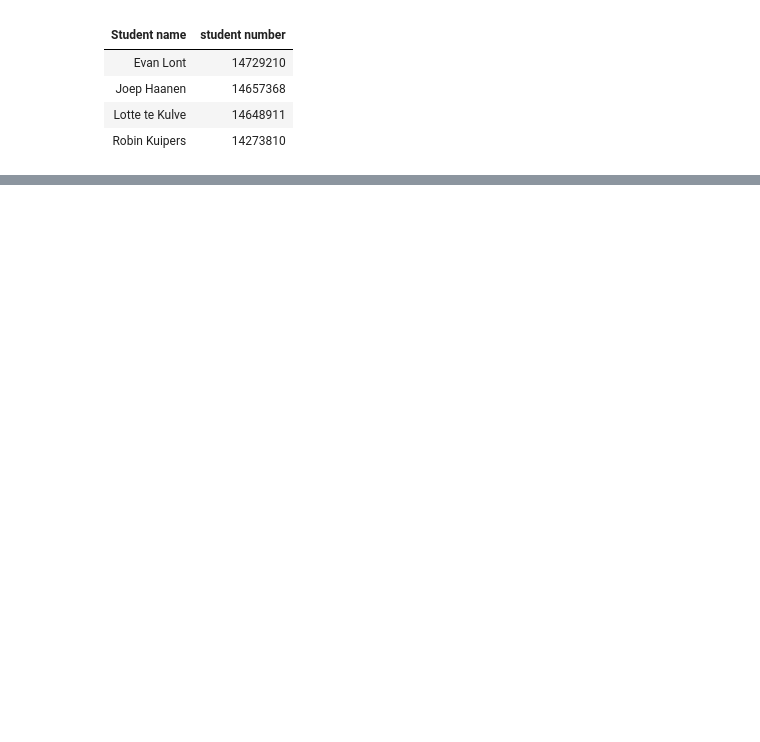
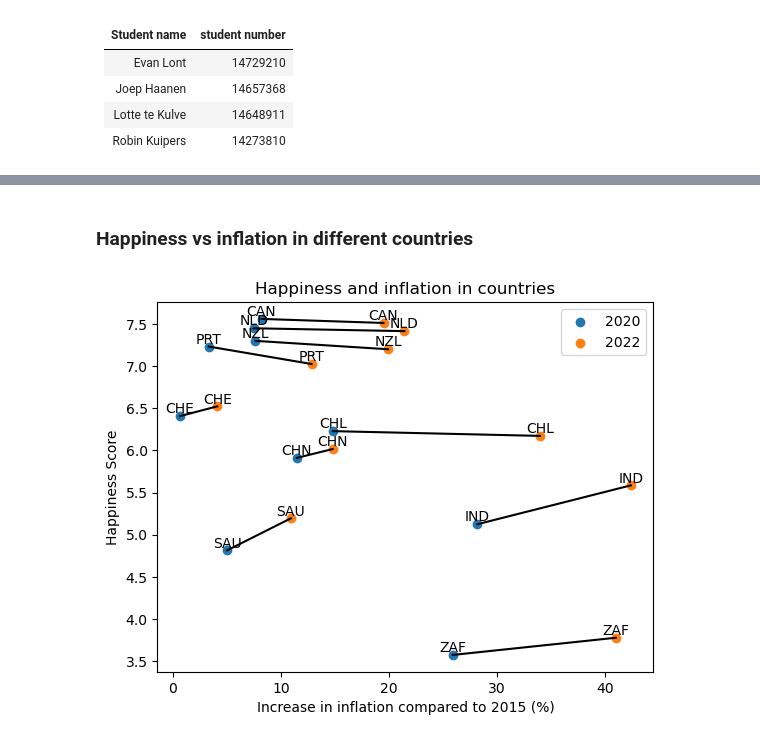
Before and after one commit to rxbinashley/infovisb4, a Jupyter notebook: _sources/docs/draft.ipynb, the cells around one changed output, grey strips where cells are left out. Saved outputs shown, nothing was run; the diff lists cells and outputs as text; code cells hidden in the pictures; blank space fills up the shorter version.

```diff
--- a/_sources/docs/draft.ipynb
+++ b/_sources/docs/draft.ipynb
@@ -708,0 +337,50 @@ We distributed the jobs to be done as in the table below:
+# %% [markdown]
+### Happiness vs inflation in different countries
+# %%
+df1 = pd.read_csv('happiness_2020-def.csv')
+
+df2 = pd.read_csv('happiness_2022-def.csv')
+
+df3 = pd.read_csv('Data_inflatie.csv')
+df3 = df3[df3["TIME"]=="2020"]
+df3 = df3[df3["SUBJECT"]=="TOT"]
+df3 = df3[df3["MEASURE"]=="IDX2015"]
+countries = ["CHE", "NLD", "NZL", "CAN", "SAU", "CHL", "PRT", "CHN", "ZAF", "IND"]
+df3 = df3[df3['LOCATION'].isin(countries)]
+
+df4 = pd.read_csv('Data_inflatie.csv')
+df4 = df4[df4["TIME"]=="2022"]
+df4 = df4[df4["SUBJECT"]=="TOT"]
+df4 = df4[df4["MEASURE"]=="IDX2015"]
+countries = ["CHE", "NLD", "NZL", "CAN", "SAU", "CHL", "PRT", "CHN", "ZAF", "IND"]
+df4 = df4[df4['LOCATION'].isin(countries)]
+# %%
+# Maak van de x-as 2 getallen in plaats van 3 getallen
+df3["Value"] = df3["Value"] - 100
+df4["Value"] = df4["Value"] - 100
+
+# Plot de punten in de grafiek
+plt.scatter(df3["Value"], df1["Happiness score"], label="2020")
+plt.scatter(df4["Value"], df2["Happiness score"], label="2022")
+
+# Geef labels aan de assen
+plt.xlabel('Increase in inflation compared to 2015 (%)')
+plt.ylabel('Happiness Score')
+
+# Voeg labels toe aan de punten
+for x, y, label in zip(df3["Value"], df1["Happiness score"], df3["LOCATION"]):
+    plt.text(x, y, label, ha='center', va='bottom')
+for x, y, label in zip(df4["Value"], df2["Happiness score"], df4["LOCATION"]):
+    plt.text(x, y, label, ha='center', va='bottom')
+
+# Trek lijnen tussen de punten voor overzicht
+plt.plot([df3["Value"], df4["Value"]], [df1["Happiness score"], df2["Happiness score"]], 'k-')
+plt.title("Happiness and inflation in countries")
+
+#
+plt.legend()
+
+# Toon de grafiek
+plt.show()
+# %% [output]
+[figure, added]
```
Also changed, not shown: parts of 77 cells of this notebook, 20 other files.
